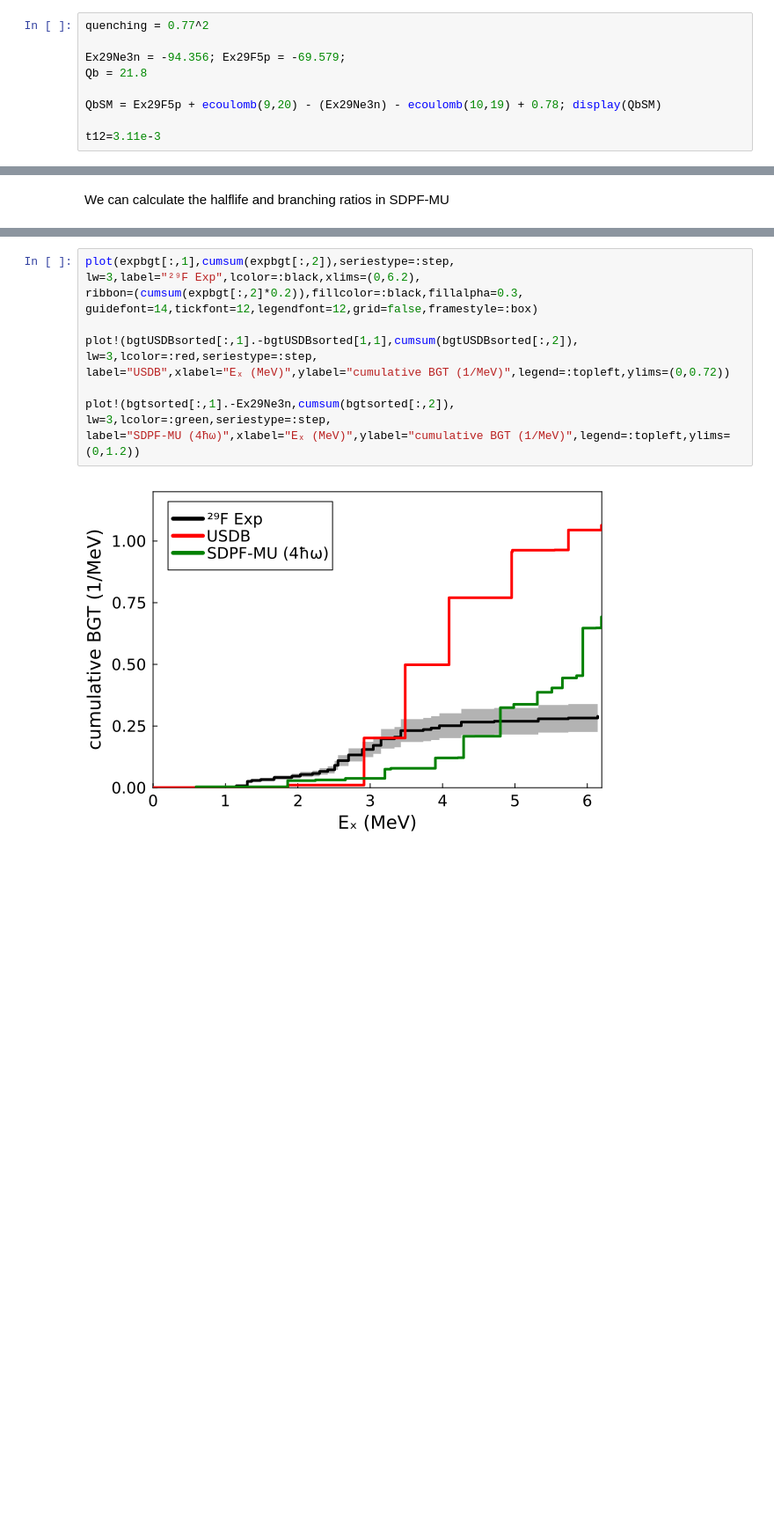
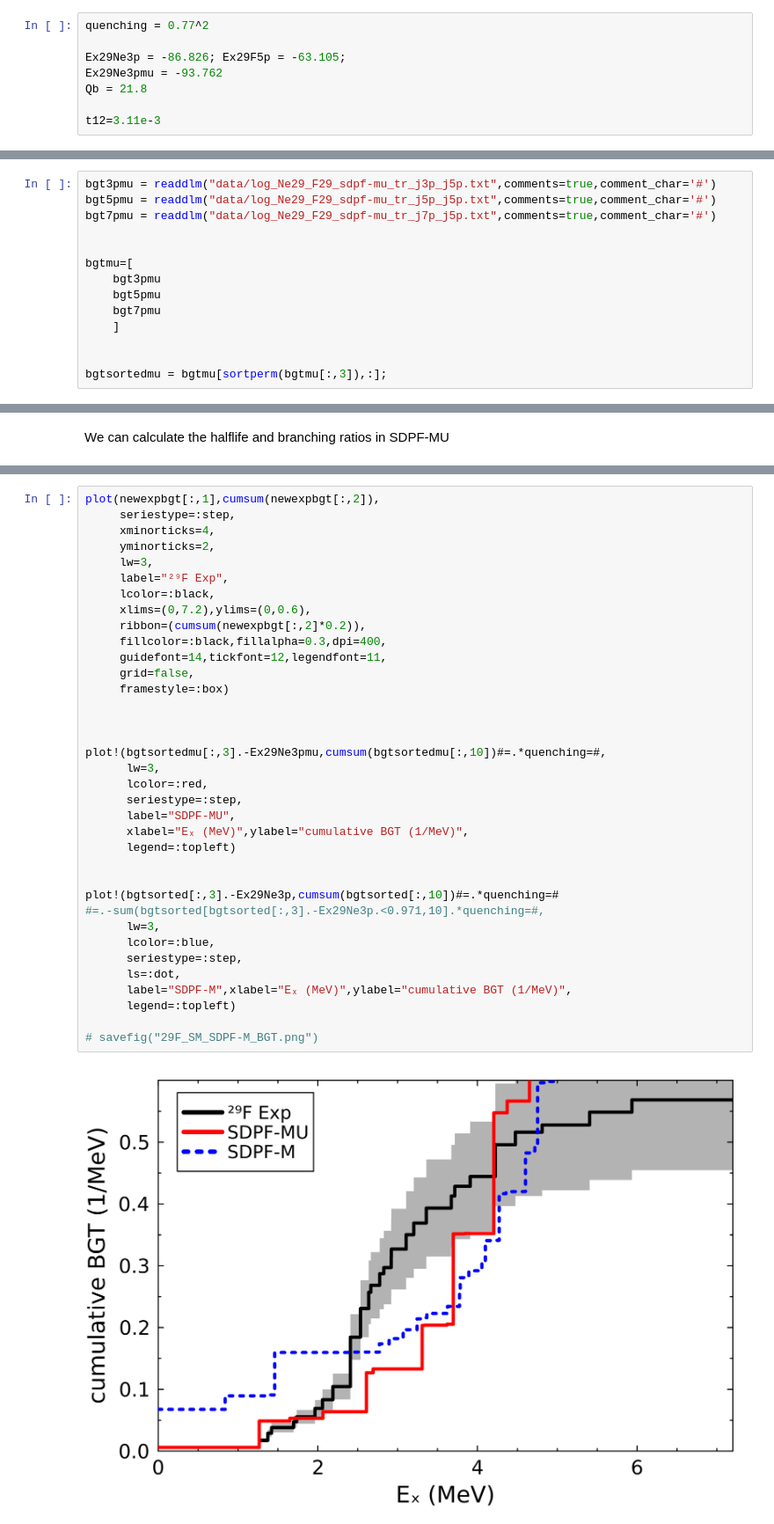
Before and after one commit to mmadurga/E19044-F29, a Jupyter notebook: shellModelBGT.ipynb, the cells around one changed output, grey strips where cells are left out. Shown at 88% size. Cells and saved outputs as stored; diff of their text form; blank space fills up the shorter version.

```diff
--- a/shellModelBGT.ipynb
+++ b/shellModelBGT.ipynb
@@ -12,10 +21,9 @@ The ground state of  $^{29}Ne(3/2-)$ and the $^{29}F$ $Q_{\beta}$ value are
 # %%
 quenching = 0.77^2
 
-Ex29Ne3n = -94.356; Ex29F5p = -69.579;
+Ex29Ne3p = -86.826; Ex29F5p = -63.105;
+Ex29Ne3pmu = -93.762
 Qb = 21.8
 
-QbSM = Ex29F5p + ecoulomb(9,20) - (Ex29Ne3n) - ecoulomb(10,19) + 0.78; display(QbSM)
-
 t12=3.11e-3
 # %% [output]
@@ -56,0 +299,14 @@ Ikeda sum rule 33 sdpf-mu 33.030299999999926
+# %%
+bgt3pmu = readdlm("data/log_Ne29_F29_sdpf-mu_tr_j3p_j5p.txt",comments=true,comment_char='#')
+bgt5pmu = readdlm("data/log_Ne29_F29_sdpf-mu_tr_j5p_j5p.txt",comments=true,comment_char='#')
+bgt7pmu = readdlm("data/log_Ne29_F29_sdpf-mu_tr_j7p_j5p.txt",comments=true,comment_char='#')
+
+
+bgtmu=[
+    bgt3pmu
+    bgt5pmu
+    bgt7pmu
+    ]
+
+
+bgtsortedmu = bgtmu[sortperm(bgtmu[:,3]),:];
@@ -162,15 +357,38 @@ Now we read the experimental BGT from James' file
 # %%
-plot(expbgt[:,1],cumsum(expbgt[:,2]),seriestype=:step,
-lw=3,label="²⁹F Exp",lcolor=:black,xlims=(0,6.2),
-ribbon=(cumsum(expbgt[:,2]*0.2)),fillcolor=:black,fillalpha=0.3,
-guidefont=14,tickfont=12,legendfont=12,grid=false,framestyle=:box)
+plot(newexpbgt[:,1],cumsum(newexpbgt[:,2]),
+     seriestype=:step,
+     xminorticks=4,
+     yminorticks=2,
+     lw=3,
+     label="²⁹F Exp",
+     lcolor=:black,
+     xlims=(0,7.2),ylims=(0,0.6),
+     ribbon=(cumsum(newexpbgt[:,2]*0.2)),
+     fillcolor=:black,fillalpha=0.3,dpi=400,
+     guidefont=14,tickfont=12,legendfont=11,
+     grid=false,
+     framestyle=:box)
 
-plot!(bgtUSDBsorted[:,1].-bgtUSDBsorted[1,1],cumsum(bgtUSDBsorted[:,2]),
-lw=3,lcolor=:red,seriestype=:step,
-label="USDB",xlabel="Eₓ (MeV)",ylabel="cumulative BGT (1/MeV)",legend=:topleft,ylims=(0,0.72))
 
-plot!(bgtsorted[:,1].-Ex29Ne3n,cumsum(bgtsorted[:,2]),
-lw=3,lcolor=:green,seriestype=:step,
-label="SDPF-MU (4ħω)",xlabel="Eₓ (MeV)",ylabel="cumulative BGT (1/MeV)",legend=:topleft,ylims=(0,1.2))
+
+plot!(bgtsortedmu[:,3].-Ex29Ne3pmu,cumsum(bgtsortedmu[:,10])#=.*quenching=#,
+      lw=3,
+      lcolor=:red,
+      seriestype=:step,
+      label="SDPF-MU",
+      xlabel="Eₓ (MeV)",ylabel="cumulative BGT (1/MeV)",
+      legend=:topleft)
+
+
+plot!(bgtsorted[:,3].-Ex29Ne3p,cumsum(bgtsorted[:,10])#=.*quenching=#
+#=.-sum(bgtsorted[bgtsorted[:,3].-Ex29Ne3p.<0.971,10].*quenching=#,
+      lw=3,
+      lcolor=:blue,
+      seriestype=:step,
+      ls=:dot,
+      label="SDPF-M",xlabel="Eₓ (MeV)",ylabel="cumulative BGT (1/MeV)",
+      legend=:topleft)
+
+# savefig("29F_SM_SDPF-M_BGT.png")
 # %% [output]
-[figure, old version]
+[figure, new version]
```
Also changed, not shown: parts of 43 cells of this notebook, 22 other files.
